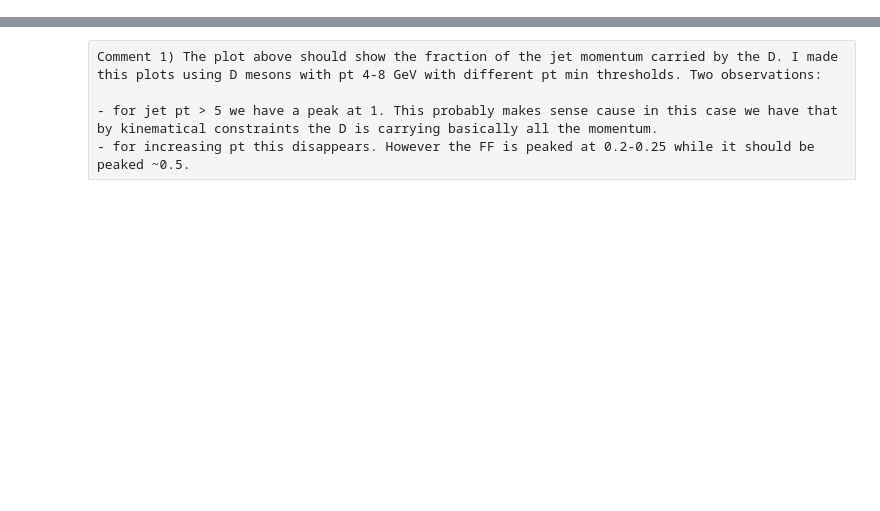
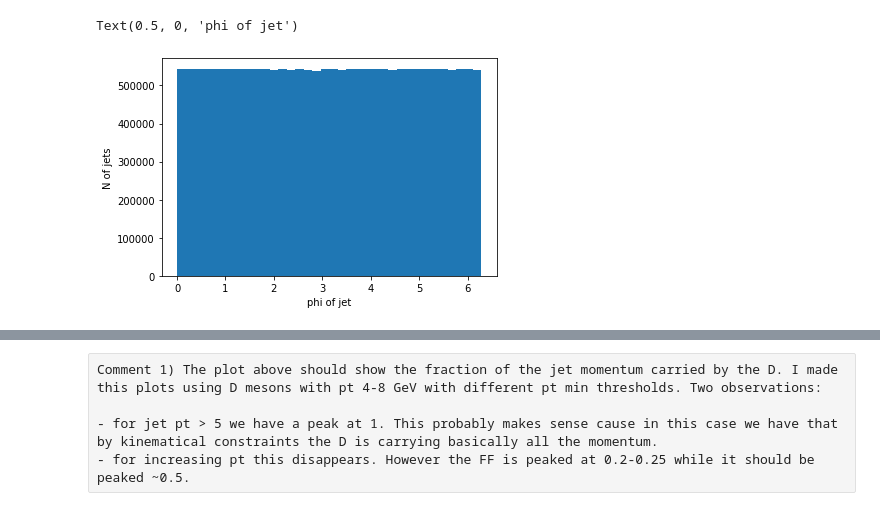
Before and after one commit to alisw/MachineLearningHEP, a Jupyter notebook: Notebooks/CheckJetTree.ipynb, the cells around one changed output, grey strips where cells are left out. Cells and saved outputs as stored; diff of their text form; code cells hidden in the pictures; blank space fills up the shorter version.

```diff
--- a/Notebooks/CheckJetTree.ipynb
+++ b/Notebooks/CheckJetTree.ipynb
@@ -28,0 +31,7 @@ plt.hist(dfgen4_8["pt_jet"], bins = 30, range = [0,100])
+# %%
+plt.hist(dfgen4_8["phi_jet"], bins = 36, range = [0,2*3.1415])
+plt.ylabel("N of jets")
+plt.xlabel("phi of jet")
+# %% [output]
+Text(0.5, 0, 'phi of jet')
+[figure, added]
```
Also changed, not shown: parts of 7 cells of this notebook.
